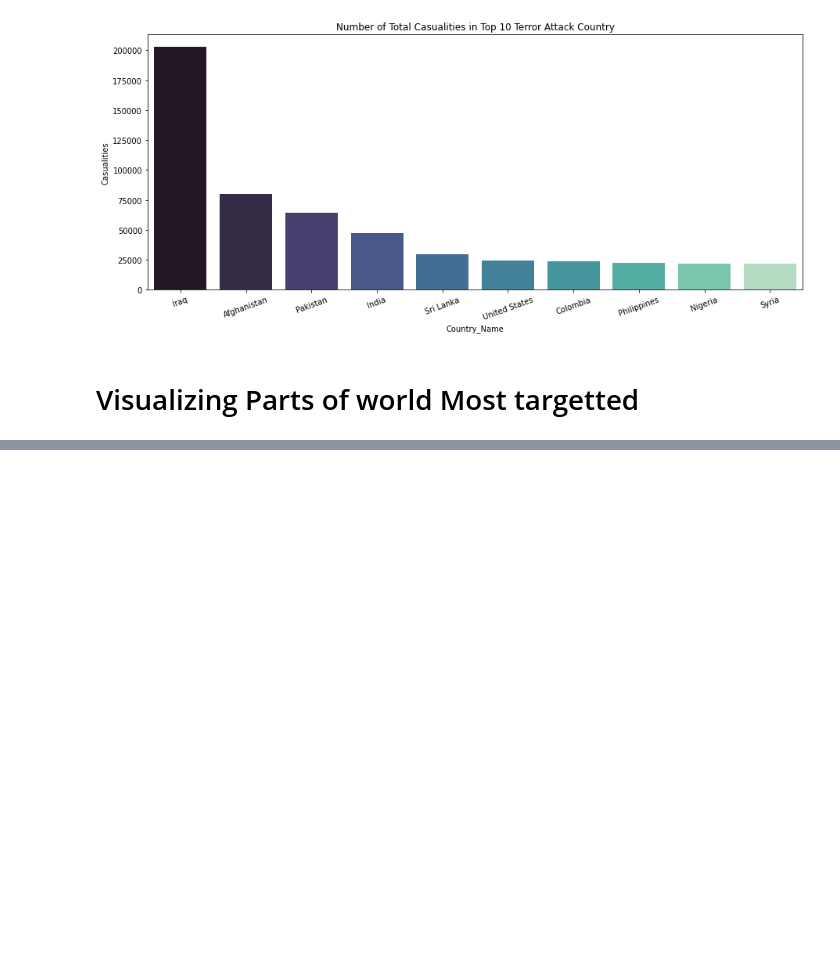
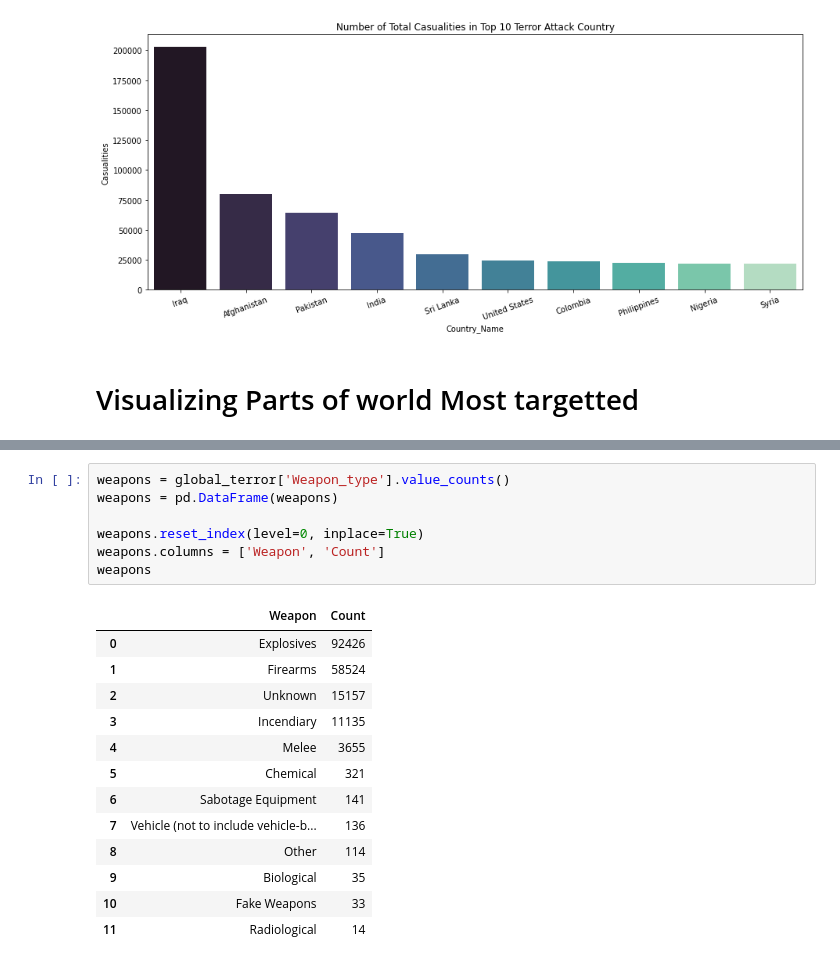
Before and after one commit to Harsh1091996/Global-Terrorism-Analysis, a Jupyter notebook: Himanshu_Sharma_24_02_2021_[ABTN0102]Global_Terrorism_Analysis.ipynb, the cells around one changed output, grey strips where cells are left out. Drawn from its saved outputs; the diff is of its cells as text; blank space fills up the shorter version.

```diff
--- a/Himanshu_Sharma_24_02_2021_[ABTN0102]Global_Terrorism_Analysis.ipynb
+++ b/Himanshu_Sharma_24_02_2021_[ABTN0102]Global_Terrorism_Analysis.ipynb
@@ -176,0 +193,21 @@ fig.show()
+# %%
+weapons = global_terror['Weapon_type'].value_counts()
+weapons = pd.DataFrame(weapons)
+
+weapons.reset_index(level=0, inplace=True)
+weapons.columns = ['Weapon', 'Count']
+weapons
+# %% [output]
+|  | Weapon | Count |
+| 0 | Explosives | 92426 |
+| 1 | Firearms | 58524 |
+| 2 | Unknown | 15157 |
+| 3 | Incendiary | 11135 |
+| 4 | Melee | 3655 |
+| 5 | Chemical | 321 |
+| 6 | Sabotage Equipment | 141 |
+| 7 | Vehicle (not to include vehicle-b... | 136 |
+| 8 | Other | 114 |
+| 9 | Biological | 35 |
+| 10 | Fake Weapons | 33 |
+| 11 | Radiological | 14 |
```
Also changed, not shown: parts of 18 cells of this notebook.
